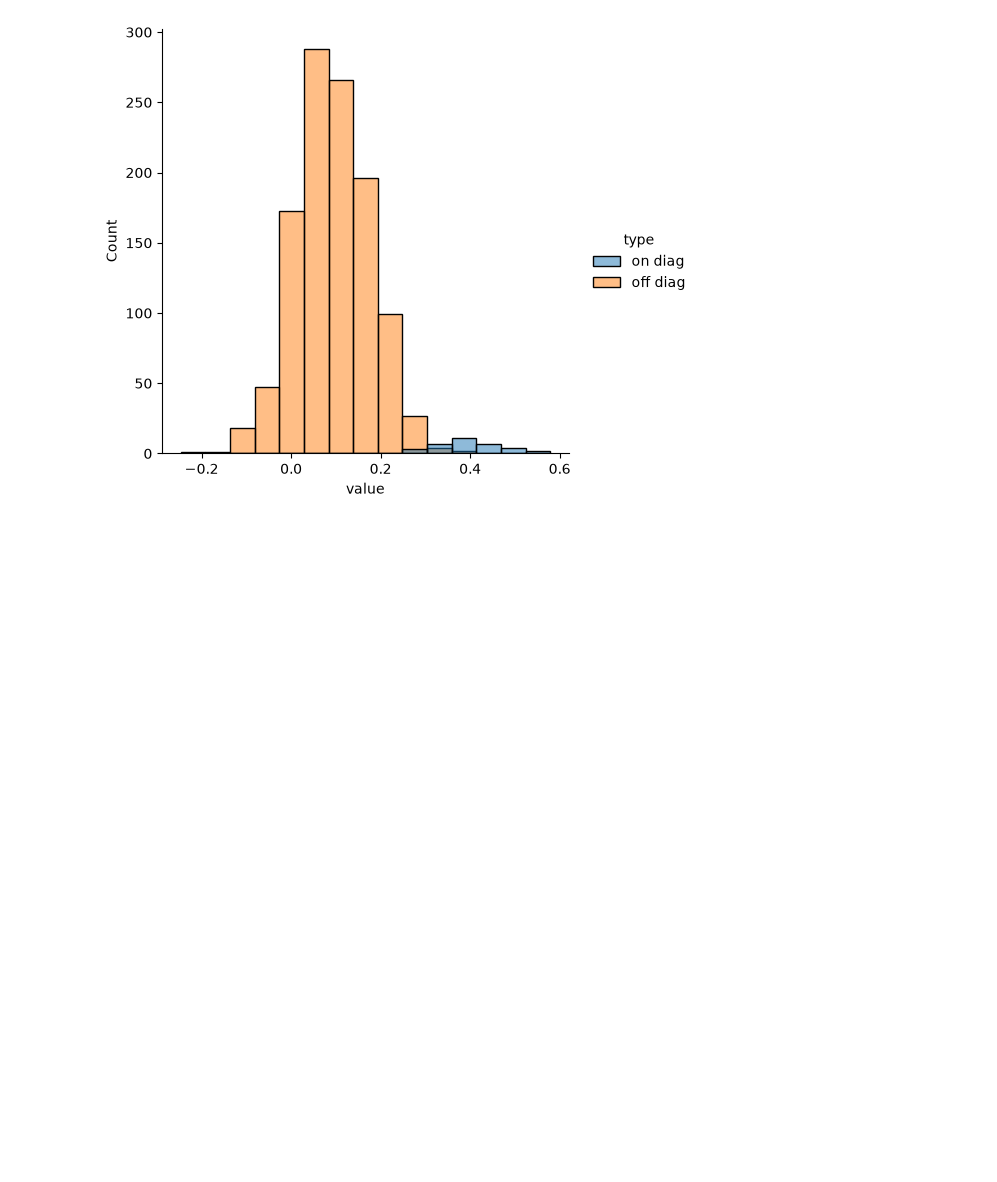
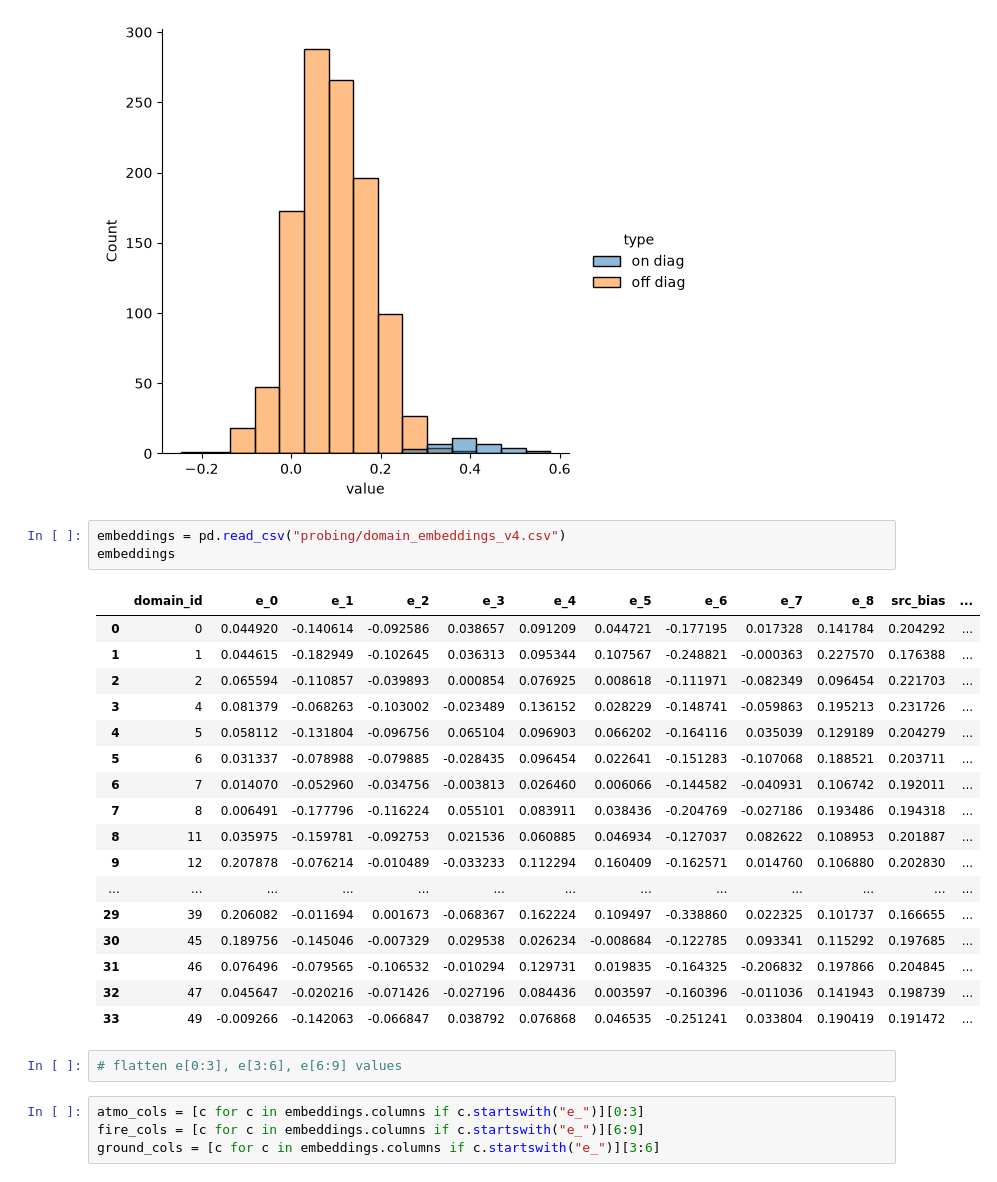
Before and after one commit to yashkher-123/transferability-through-representations, a Jupyter notebook: transfer_matrix_analysis.ipynb, the cells around one changed output. Drawn from its saved outputs; the diff is of its cells as text; blank space fills up the shorter version.

Commit message:
looked into raw embedding branch contributions to dist

```diff
--- a/transfer_matrix_analysis.ipynb
+++ b/transfer_matrix_analysis.ipynb
@@ -113,3 +113,30 @@ sns.displot(data=plot_df, x="value", hue="type", kde=False, bins=15)
 # %% [output]
 <seaborn.axisgrid.FacetGrid at 0x...>
 [figure]
+# %%
+embeddings = pd.read_csv("probing/domain_embeddings_v4.csv")
+embeddings
+# %% [output]
+|  | domain_id | e_0 | e_1 | e_2 | e_3 | e_4 | e_5 | e_6 | e_7 | e_8 | src_bias | ... |
+| 0 | 0 | 0.044920 | -0.140614 | -0.092586 | 0.038657 | 0.091209 | 0.044721 | -0.177195 | 0.017328 | 0.141784 | 0.204292 | ... |
+| 1 | 1 | 0.044615 | -0.182949 | -0.102645 | 0.036313 | 0.095344 | 0.107567 | -0.248821 | -0.000363 | 0.227570 | 0.176388 | ... |
+| 2 | 2 | 0.065594 | -0.110857 | -0.039893 | 0.000854 | 0.076925 | 0.008618 | -0.111971 | -0.082349 | 0.096454 | 0.221703 | ... |
+| 3 | 4 | 0.081379 | -0.068263 | -0.103002 | -0.023489 | 0.136152 | 0.028229 | -0.148741 | -0.059863 | 0.195213 | 0.231726 | ... |
+| 4 | 5 | 0.058112 | -0.131804 | -0.096756 | 0.065104 | 0.096903 | 0.066202 | -0.164116 | 0.035039 | 0.129189 | 0.204279 | ... |
+| 5 | 6 | 0.031337 | -0.078988 | -0.079885 | -0.028435 | 0.096454 | 0.022641 | -0.151283 | -0.107068 | 0.188521 | 0.203711 | ... |
+| 6 | 7 | 0.014070 | -0.052960 | -0.034756 | -0.003813 | 0.026460 | 0.006066 | -0.144582 | -0.040931 | 0.106742 | 0.192011 | ... |
+| 7 | 8 | 0.006491 | -0.177796 | -0.116224 | 0.055101 | 0.083911 | 0.038436 | -0.204769 | -0.027186 | 0.193486 | 0.194318 | ... |
+| 8 | 11 | 0.035975 | -0.159781 | -0.092753 | 0.021536 | 0.060885 | 0.046934 | -0.127037 | 0.082622 | 0.108953 | 0.201887 | ... |
+| 9 | 12 | 0.207878 | -0.076214 | -0.010489 | -0.033233 | 0.112294 | 0.160409 | -0.162571 | 0.014760 | 0.106880 | 0.202830 | ... |
+| ... | ... | ... | ... | ... | ... | ... | ... | ... | ... | ... | ... | ... |
+| 29 | 39 | 0.206082 | -0.011694 | 0.001673 | -0.068367 | 0.162224 | 0.109497 | -0.338860 | 0.022325 | 0.101737 | 0.166655 | ... |
+| 30 | 45 | 0.189756 | -0.145046 | -0.007329 | 0.029538 | 0.026234 | -0.008684 | -0.122785 | 0.093341 | 0.115292 | 0.197685 | ... |
+| 31 | 46 | 0.076496 | -0.079565 | -0.106532 | -0.010294 | 0.129731 | 0.019835 | -0.164325 | -0.206832 | 0.197866 | 0.204845 | ... |
+| 32 | 47 | 0.045647 | -0.020216 | -0.071426 | -0.027196 | 0.084436 | 0.003597 | -0.160396 | -0.011036 | 0.141943 | 0.198739 | ... |
+| 33 | 49 | -0.009266 | -0.142063 | -0.066847 | 0.038792 | 0.076868 | 0.046535 | -0.251241 | 0.033804 | 0.190419 | 0.191472 | ... |
+# %%
+# flatten e[0:3], e[3:6], e[6:9] values
+# %%
+atmo_cols = [c for c in embeddings.columns if c.startswith("e_")][0:3]
+fire_cols = [c for c in embeddings.columns if c.startswith("e_")][6:9]
+ground_cols = [c for c in embeddings.columns if c.startswith("e_")][3:6]
```
Also changed, not shown: parts of 9 cells of this notebook.
